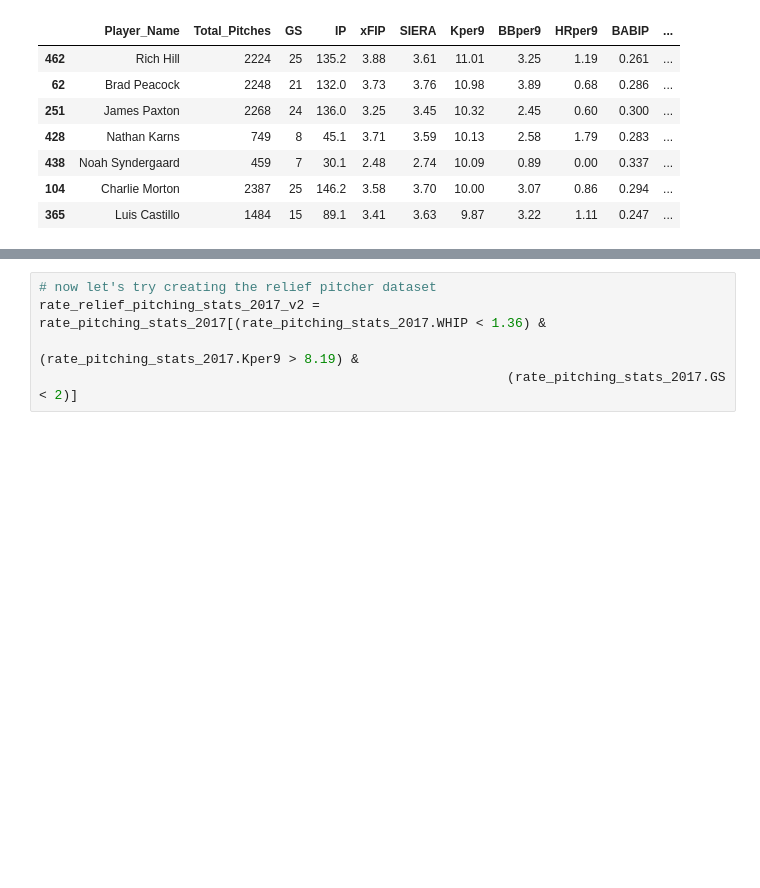
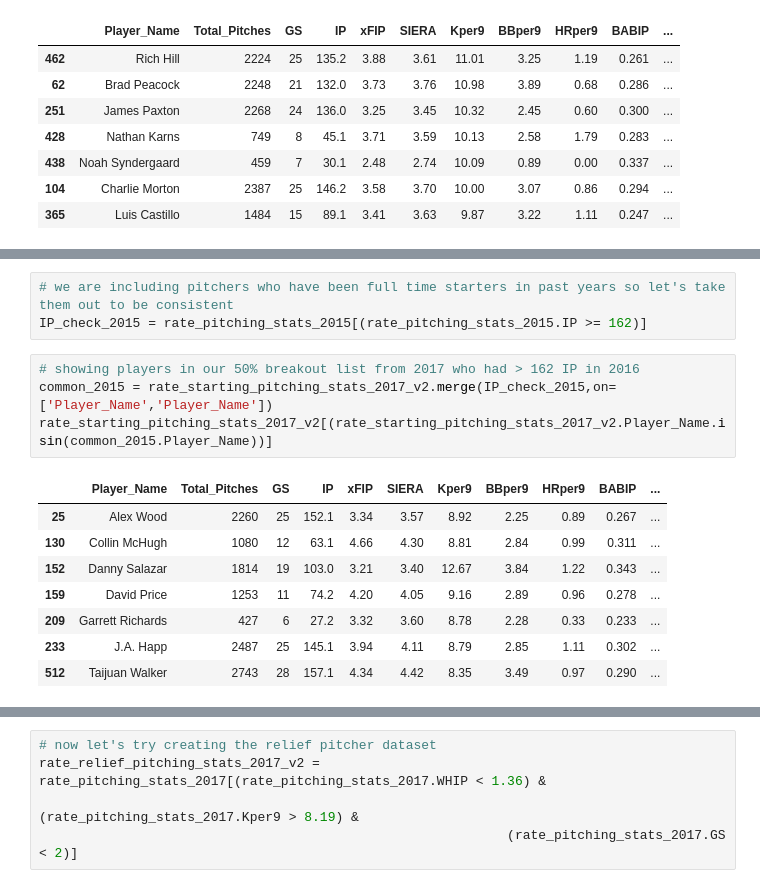
Before and after one commit to ayovito/FantasyBaseballProject, a Jupyter notebook: 2018 Fantasy Baseball Breakout Analysis - xFIP.ipynb, the cells around one changed output, grey strips where cells are left out. Cells and saved outputs as stored; diff of their text form; blank space fills up the shorter version.

```diff
--- a/2018 Fantasy Baseball Breakout Analysis - xFIP.ipynb
+++ b/2018 Fantasy Baseball Breakout Analysis - xFIP.ipynb
@@ -448,0 +465,16 @@ rate_starting_pitching_stats_2017_v3.sort_values(by='Kper9', ascending=False)
+# %%
+# we are including pitchers who have been full time starters in past years so let's take them out to be consistent
+IP_check_2015 = rate_pitching_stats_2015[(rate_pitching_stats_2015.IP >= 162)]
+# %%
+# showing players in our 50% breakout list from 2017 who had > 162 IP in 2016
+common_2015 = rate_starting_pitching_stats_2017_v2.merge(IP_check_2015,on=['Player_Name','Player_Name'])
+rate_starting_pitching_stats_2017_v2[(rate_starting_pitching_stats_2017_v2.Player_Name.isin(common_2015.Player_Name))]
+# %% [output]
+|  | Player_Name | Total_Pitches | GS | IP | xFIP | SIERA | Kper9 | BBper9 | HRper9 | BABIP | ... |
+| 25 | Alex Wood | 2260 | 25 | 152.1 | 3.34 | 3.57 | 8.92 | 2.25 | 0.89 | 0.267 | ... |
+| 130 | Collin McHugh | 1080 | 12 | 63.1 | 4.66 | 4.30 | 8.81 | 2.84 | 0.99 | 0.311 | ... |
+| 152 | Danny Salazar | 1814 | 19 | 103.0 | 3.21 | 3.40 | 12.67 | 3.84 | 1.22 | 0.343 | ... |
+| 159 | David Price | 1253 | 11 | 74.2 | 4.20 | 4.05 | 9.16 | 2.89 | 0.96 | 0.278 | ... |
+| 209 | Garrett Richards | 427 | 6 | 27.2 | 3.32 | 3.60 | 8.78 | 2.28 | 0.33 | 0.233 | ... |
+| 233 | J.A. Happ | 2487 | 25 | 145.1 | 3.94 | 4.11 | 8.79 | 2.85 | 1.11 | 0.302 | ... |
+| 512 | Taijuan Walker | 2743 | 28 | 157.1 | 4.34 | 4.42 | 8.35 | 3.49 | 0.97 | 0.290 | ... |
```
Also changed, not shown: parts of 6 cells of this notebook, 1 other file.
